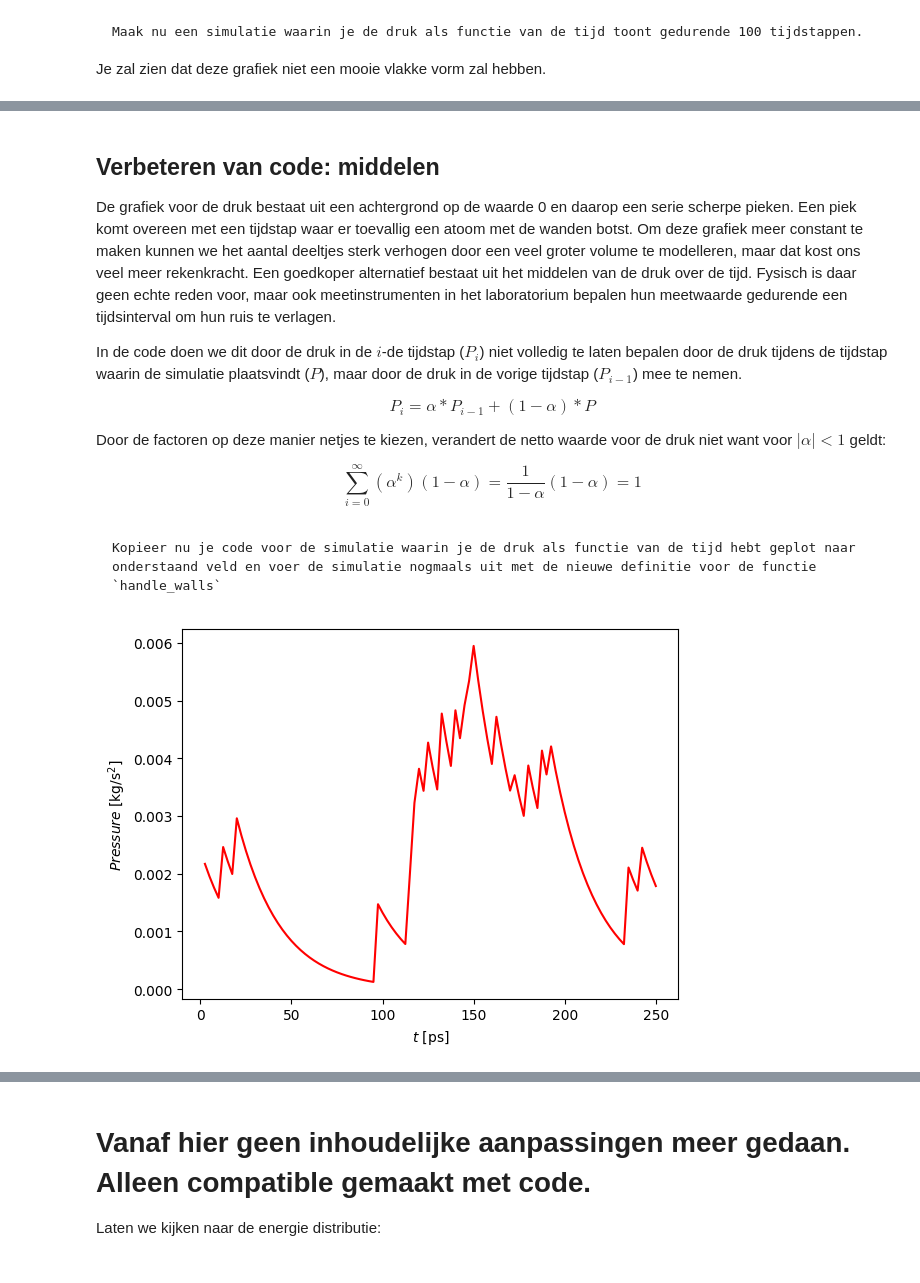
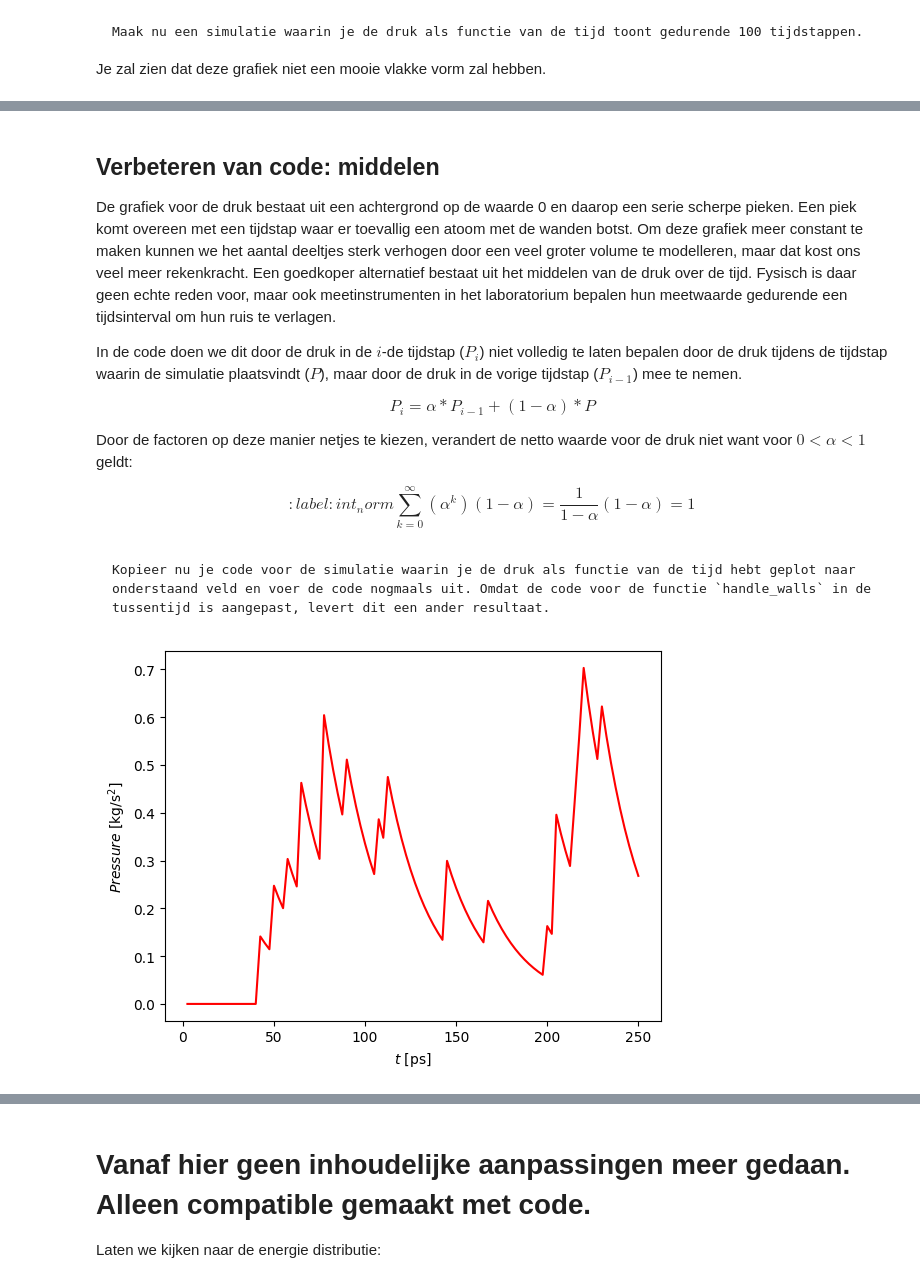
Before and after one commit to Contemporary-Physicslab/PySim, a Jupyter notebook: book/Q2/druktemp.ipynb, the cells around one changed output, grey strips where cells are left out. Drawn from its saved outputs; the diff is of its cells as text; code cells hidden in the pictures.

````diff
--- a/book/Q2/druktemp.ipynb
+++ b/book/Q2/druktemp.ipynb
@@ -311,10 +331,11 @@ $$
     P_{i} = \alpha * P_{i-1} + (1-\alpha) * P
 $$
 
-Door de factoren op deze manier netjes te kiezen, verandert de netto waarde voor de druk niet want voor $|\alpha| < 1$ geldt:
+Door de factoren op deze manier netjes te kiezen, verandert de netto waarde voor de druk niet want voor $0 < \alpha < 1$ geldt:
 
 $$
-    \sum_{i=0}^{\infty}(\alpha^k)(1-\alpha) =  \frac{1}{1-\alpha}(1-\alpha) = 1
+:label: int_norm
+    \sum_{k=0}^{\infty}(\alpha^k)(1-\alpha) =  \frac{1}{1-\alpha}(1-\alpha) = 1
 $$
 # %%
 def handle_walls(particles):
@@ -327,33 +348,33 @@ def handle_walls(particles):
     pressure = 0.9 * pressure + 0.1 * impulse_outward / (4 * BOX_SIZE_0 * DT)  # omtrek volume is oppervlak (2D sim)
 # %% [markdown]
 ```{exercise}
-Kopieer nu je code voor de simulatie waarin je de druk als functie van de tijd hebt geplot naar onderstaand veld en voer de simulatie nogmaals uit met de nieuwe definitie voor de functie `handle_walls`
+Kopieer nu je code voor de simulatie waarin je de druk als functie van de tijd hebt geplot naar onderstaand veld en voer de code nogmaals uit. Omdat de code voor de functie `handle_walls` in de tussentijd is aangepast, levert dit een ander resultaat.
 ```
 # %%
 # RUIMTE VOOR GEKOPIEERDE FUNCTIE
 # %%
 # OPLOSSING
 
 particles = []
 pressures = np.zeros(100, dtype=float)
 times = np.linspace(1, 100, 100)
 
 create_particles(particles)
 for i in range(100):
     take_time_step(particles)
     pressures[i] = pressure
 
 plt.figure()
 plt.xlabel('$t$ [ps]')
 plt.ylabel('$Pressure$ [kg/s$^2$]')
 
 times *= 2.5
-# p = F/A = N/m = kg m s^-2 / m = kg /s^-2
-pressures *= 30 * 1.7E-27 / 2.5e-12**2
+# # p = F/A = N/m = kg m s^-2 / m = kg /s^-2
+# pressures *= 30 * 1.7E-27 / 2.5e-12**2
 
 plt.plot(times, pressures, '-r')
 
 plt.show()
 # %% [output]
-[figure, old version]
+[figure, new version]
 # %% [markdown]
````
Also changed, not shown: parts of 14 cells of this notebook.
